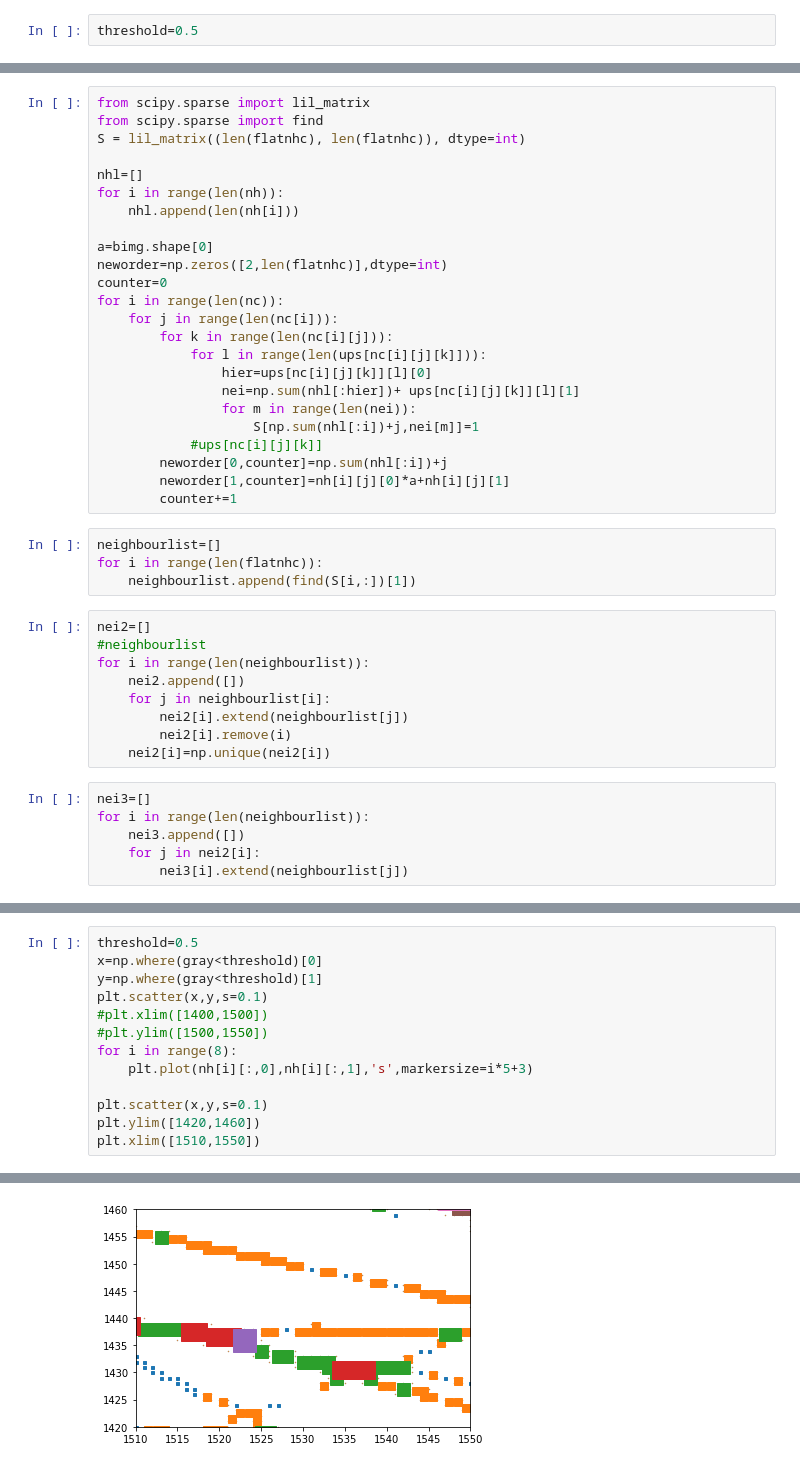
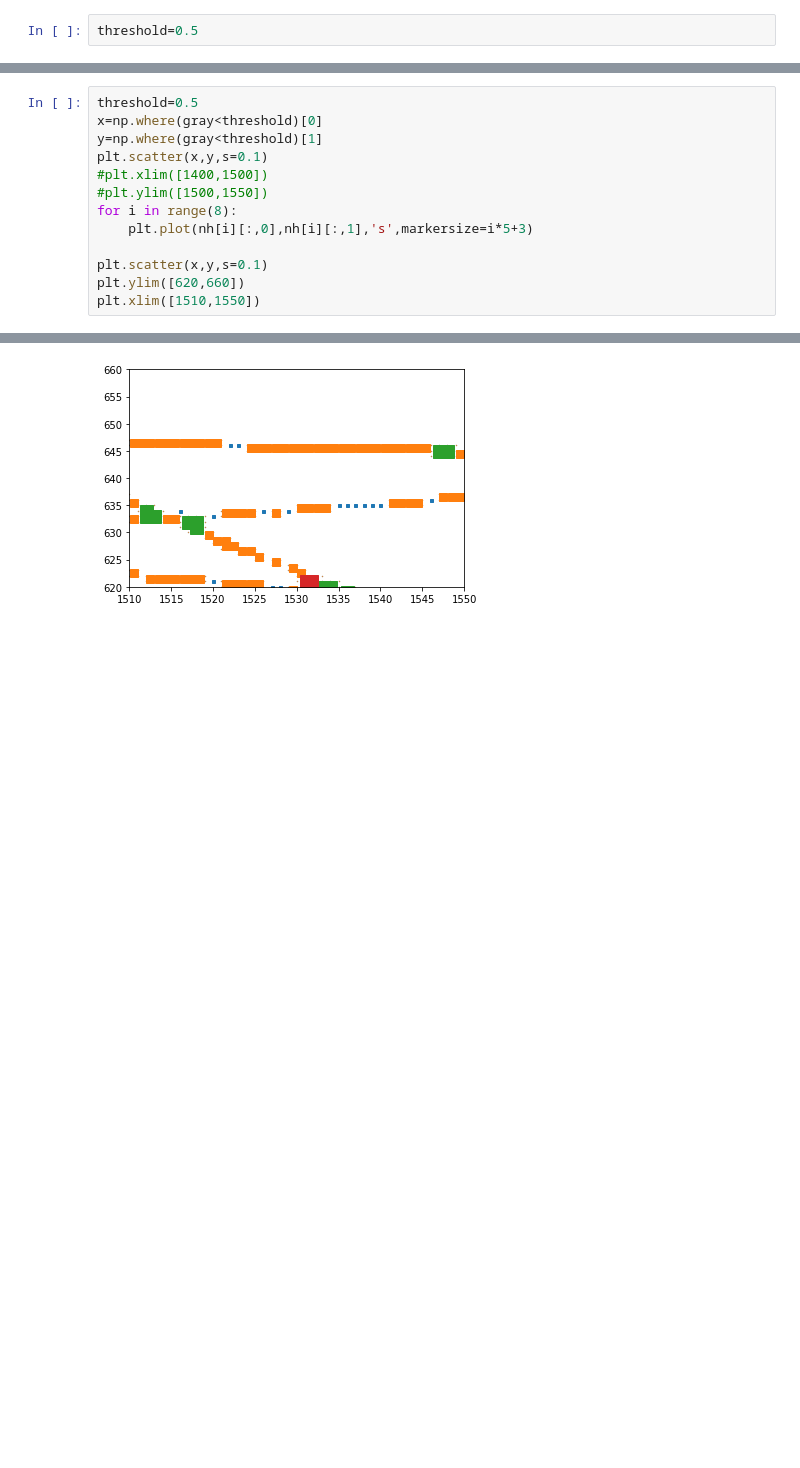
Before and after one commit to kernke/Mytest, a Jupyter notebook: image_analysis.ipynb, the cells around one changed output, grey strips where cells are left out. Drawn from its saved outputs; the diff is of its cells as text; blank space fills up the shorter version.

```diff
--- a/image_analysis.ipynb
+++ b/image_analysis.ipynb
@@ -278,43 +1440,0 @@ ups,flatnhc=func(bimg,newsp,nh,nc)
-# %%
-from scipy.sparse import lil_matrix
-from scipy.sparse import find
-S = lil_matrix((len(flatnhc), len(flatnhc)), dtype=int)
-
-nhl=[]
-for i in range(len(nh)):
-    nhl.append(len(nh[i]))
-
-a=bimg.shape[0]
-neworder=np.zeros([2,len(flatnhc)],dtype=int)
-counter=0
-for i in range(len(nc)):
-    for j in range(len(nc[i])):
-        for k in range(len(nc[i][j])):
-            for l in range(len(ups[nc[i][j][k]])):
-                hier=ups[nc[i][j][k]][l][0]
-                nei=np.sum(nhl[:hier])+ ups[nc[i][j][k]][l][1]
-                for m in range(len(nei)):
-                    S[np.sum(nhl[:i])+j,nei[m]]=1
-            #ups[nc[i][j][k]]
-        neworder[0,counter]=np.sum(nhl[:i])+j
-        neworder[1,counter]=nh[i][j][0]*a+nh[i][j][1]
-        counter+=1
-# %%
-neighbourlist=[]
-for i in range(len(flatnhc)):
-    neighbourlist.append(find(S[i,:])[1])
-# %%
-nei2=[]
-#neighbourlist
-for i in range(len(neighbourlist)):
-    nei2.append([])
-    for j in neighbourlist[i]:
-        nei2[i].extend(neighbourlist[j])
-        nei2[i].remove(i)
-    nei2[i]=np.unique(nei2[i])
-# %%
-nei3=[]
-for i in range(len(neighbourlist)):
-    nei3.append([])
-    for j in nei2[i]:
-        nei3[i].extend(neighbourlist[j])
@@ -394,19 +1532,19 @@ plt.plot(nh[0][:,0],nh[0][:,1],'.')
 # %%
 threshold=0.5
 x=np.where(gray<threshold)[0]
 y=np.where(gray<threshold)[1]
 plt.scatter(x,y,s=0.1)
 #plt.xlim([1400,1500])
 #plt.ylim([1500,1550])
 for i in range(8):
     plt.plot(nh[i][:,0],nh[i][:,1],'s',markersize=i*5+3)
 
 plt.scatter(x,y,s=0.1)
-plt.ylim([1420,1460])
+plt.ylim([620,660])
 plt.xlim([1510,1550])
 # %% [output]
 (1510, 1550)
-[figure, old version]
+[figure, new version]
 # %%
 plt.scatter(x,y,s=0.8)
 plt.ylim([1420,1460])
```
Also changed, not shown: parts of 109 cells of this notebook.
